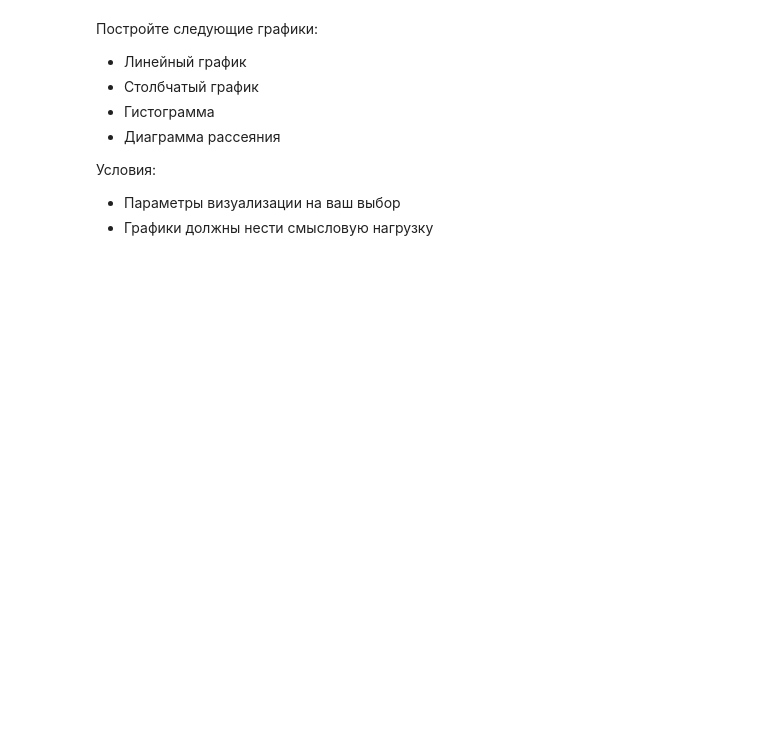
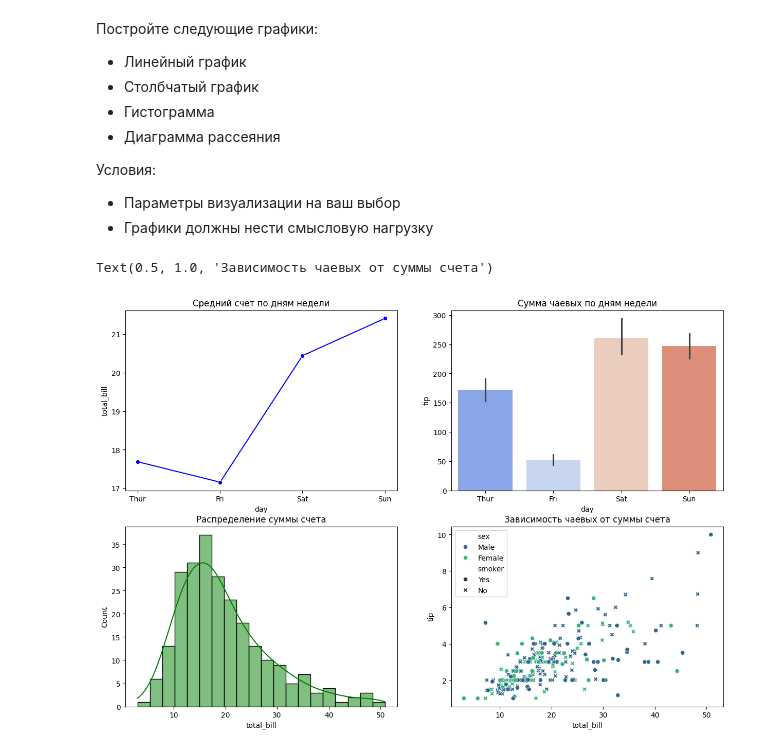
Before and after one commit to antontravkin/python_rtk, a Jupyter notebook: part 2/Lesson 4/Домашнее_задание 2.ipynb, the cells around one changed output. Drawn from its saved outputs; the diff is of its cells as text; code cells hidden in the pictures; blank space fills up the shorter version.

```diff
--- a/part 2/Lesson 4/Домашнее_задание 2.ipynb
+++ b/part 2/Lesson 4/Домашнее_задание 2.ipynb
@@ -191,0 +190,31 @@ URLError: <urlopen error [SSL: CERTIFICATE_VERIFY_FAILED] certificate verify fai
+# %%
+# Решение
+
+# Настройка размеров фигуры
+plt.figure(figsize=(15, 10))
+
+# Линейный график (средний счет по дням)
+plt.subplot(2, 2, 1)
+sns.lineplot(x='day', y='total_bill', data=df,
+             estimator='mean', errorbar=None, marker='o', color='b')
+plt.title('Средний счет по дням недели')
+
+# Столбчатый график (сумма чаевых по дням)
+plt.subplot(2, 2, 2)
+sns.barplot(x='day', y='tip', data=df, estimator='sum',
+            hue='day', legend=False, palette='coolwarm')
+plt.title('Сумма чаевых по дням недели')
+
+# Гистограмма (распределение суммы счета)
+plt.subplot(2, 2, 3)
+sns.histplot(df['total_bill'], bins=20, kde=True, color='g')
+plt.title('Распределение суммы счета')
+
+# Диаграмма рассеяния (зависимость чаевых от суммы счета)
+plt.subplot(2, 2, 4)
+sns.scatterplot(x='total_bill', y='tip', data=df, hue='sex',
+                style='smoker', palette='viridis')
+plt.title('Зависимость чаевых от суммы счета')
+# %% [output]
+Text(0.5, 1.0, 'Зависимость чаевых от суммы счета')
+[figure, added]
```
Also changed, not shown: parts of 4 cells of this notebook, 1 other file.
